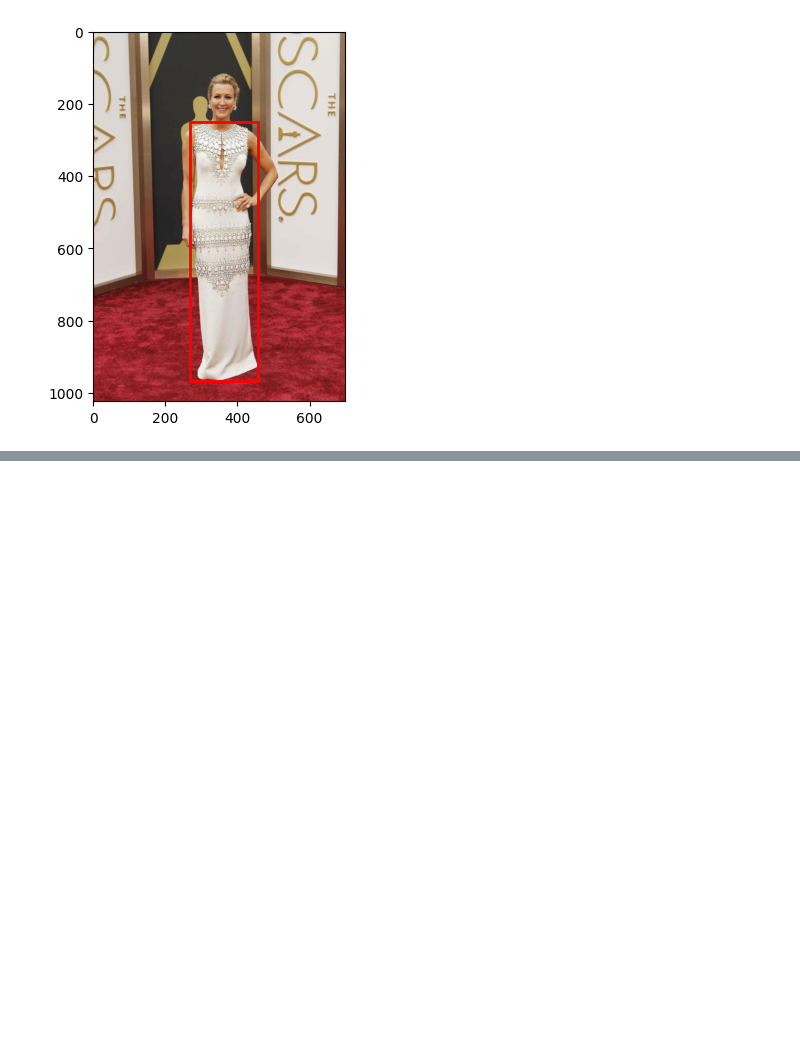
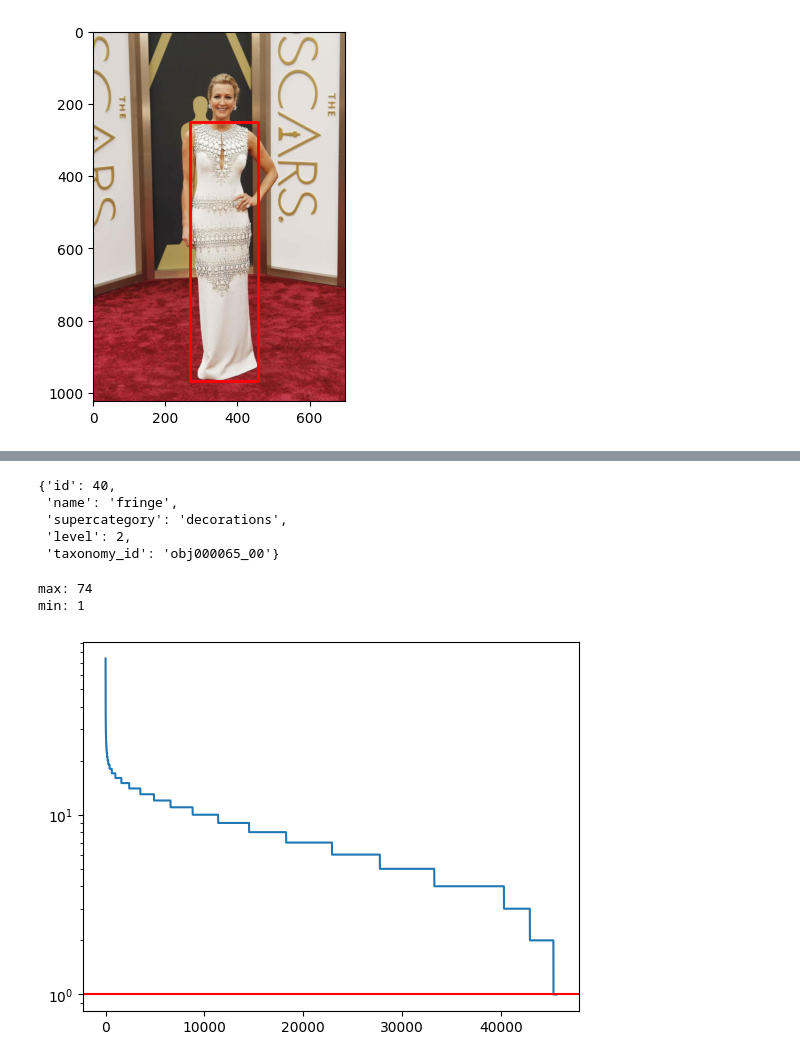
Before and after one commit to Uniaut/979-Fashion, a Jupyter notebook: fashionpedia_eda/instances_train_EDA.ipynb, the cells around one changed output, grey strips where cells are left out. Saved outputs shown, nothing was run; the diff lists cells and outputs as text; code cells hidden in the pictures; blank space fills up the shorter version.

```diff
--- a/fashionpedia_eda/instances_train_EDA.ipynb
+++ b/fashionpedia_eda/instances_train_EDA.ipynb
@@ -579,0 +558,29 @@ cat_attr_ct
+# %%
+id_to_cat[40]
+# %% [output]
+{'id': 40,
+ 'name': 'fringe',
+ 'supercategory': 'decorations',
+ 'level': 2,
+ 'taxonomy_id': 'obj000065_00'}
+# %%
+# image id to annotations
+img_id_to_anno = {anno['image_id']: [] for anno in json_data['annotations']}
+for anno in json_data['annotations']:
+    img_id_to_anno[anno['image_id']].append(anno)
+
+# distribution of number of annotations per image
+anno_count = [len(anno) for anno in img_id_to_anno.values()]
+anno_count.sort(reverse=True)
+plt.yscale('log')
+plt.plot(anno_count)
+
+# draw a line on y=1
+plt.axhline(y=1, color='r', linestyle='-')
+
+print('max:', max(anno_count))
+print('min:', min(anno_count))
+# %% [output]
+max: 74
+min: 1
+[figure, added]
```
Also changed, not shown: parts of 5 cells of this notebook.
